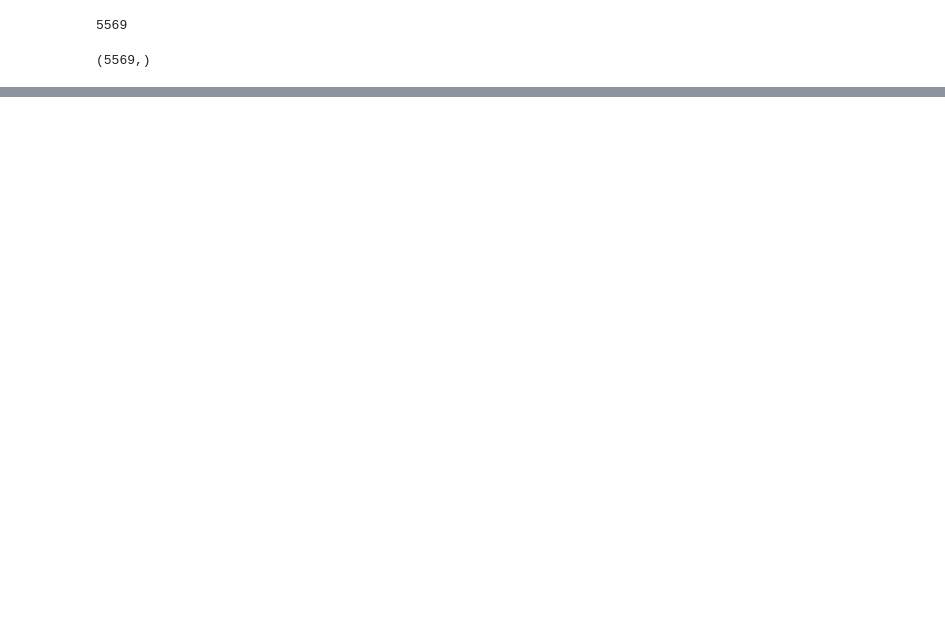
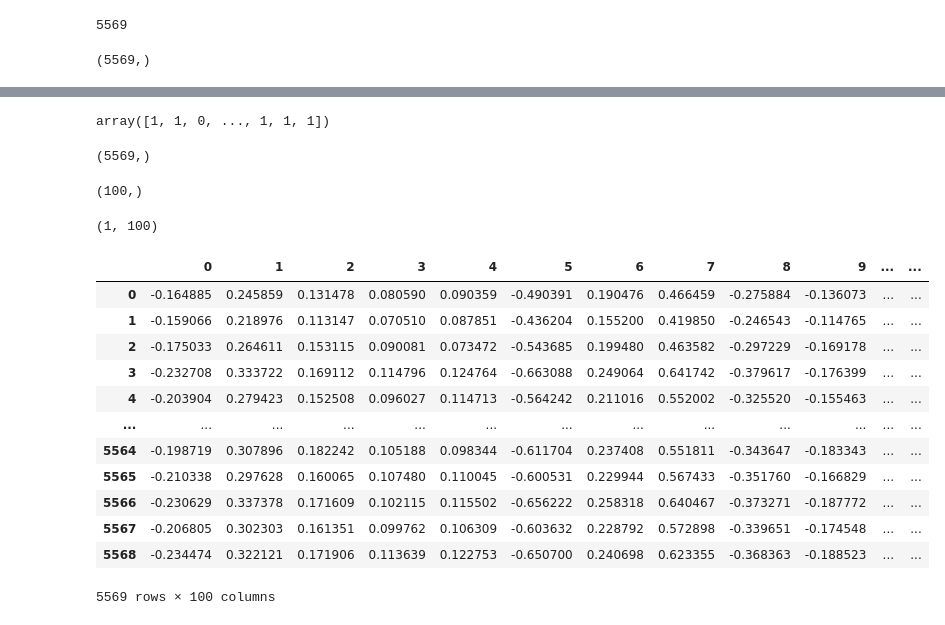
Before and after one commit to raw9k/Learning-NLP, a Jupyter notebook: 11. Spam Ham classification using word2vec and AvgWord2vec.ipynb, the cells around one changed output, grey strips where cells are left out. Drawn from its saved outputs; the diff is of its cells as text; code cells hidden in the pictures; blank space fills up the shorter version.

```diff
--- a/11. Spam Ham classification using word2vec and AvgWord2vec.ipynb
+++ b/11. Spam Ham classification using word2vec and AvgWord2vec.ipynb
@@ -235,0 +270,39 @@ y = pd.get_dummies(msg["label"])
+# %%
+y
+# %% [output]
+array([1, 1, 0, ..., 1, 1, 1])
+# %%
+y.shape
+# %% [output]
+(5569,)
+# %%
+x[0].shape
+# %% [output]
+(100,)
+# %%
+x[0].reshape(1,-1).shape  # one row, 100 columns
+# %% [output]
+(1, 100)
+# %%
+# More efficient approach using pd.concat
+df_list = []
+for i in range(0, len(x)):
+    df_list.append(pd.DataFrame(x[i].reshape(1, -1)))
+
+df = pd.concat(df_list, ignore_index=True)
+# %%
+df
+# %% [output]
+|  | 0 | 1 | 2 | 3 | 4 | 5 | 6 | 7 | 8 | 9 | ... | ... |
+| 0 | -0.164885 | 0.245859 | 0.131478 | 0.080590 | 0.090359 | -0.490391 | 0.190476 | 0.466459 | -0.275884 | -0.136073 | ... | ... |
+| 1 | -0.159066 | 0.218976 | 0.113147 | 0.070510 | 0.087851 | -0.436204 | 0.155200 | 0.419850 | -0.246543 | -0.114765 | ... | ... |
+| 2 | -0.175033 | 0.264611 | 0.153115 | 0.090081 | 0.073472 | -0.543685 | 0.199480 | 0.463582 | -0.297229 | -0.169178 | ... | ... |
+| 3 | -0.232708 | 0.333722 | 0.169112 | 0.114796 | 0.124764 | -0.663088 | 0.249064 | 0.641742 | -0.379617 | -0.176399 | ... | ... |
+| 4 | -0.203904 | 0.279423 | 0.152508 | 0.096027 | 0.114713 | -0.564242 | 0.211016 | 0.552002 | -0.325520 | -0.155463 | ... | ... |
+| ... | ... | ... | ... | ... | ... | ... | ... | ... | ... | ... | ... | ... |
+| 5564 | -0.198719 | 0.307896 | 0.182242 | 0.105188 | 0.098344 | -0.611704 | 0.237408 | 0.551811 | -0.343647 | -0.183343 | ... | ... |
+| 5565 | -0.210338 | 0.297628 | 0.160065 | 0.107480 | 0.110045 | -0.600531 | 0.229944 | 0.567433 | -0.351760 | -0.166829 | ... | ... |
+| 5566 | -0.230629 | 0.337378 | 0.171609 | 0.102115 | 0.115502 | -0.656222 | 0.258318 | 0.640467 | -0.373271 | -0.187772 | ... | ... |
+| 5567 | -0.206805 | 0.302303 | 0.161351 | 0.099762 | 0.106309 | -0.603632 | 0.228792 | 0.572898 | -0.339651 | -0.174548 | ... | ... |
+| 5568 | -0.234474 | 0.322121 | 0.171906 | 0.113639 | 0.122753 | -0.650700 | 0.240698 | 0.623355 | -0.368363 | -0.188523 | ... | ... |
+5569 rows × 100 columns
```
Also changed, not shown: parts of 25 cells of this notebook.
